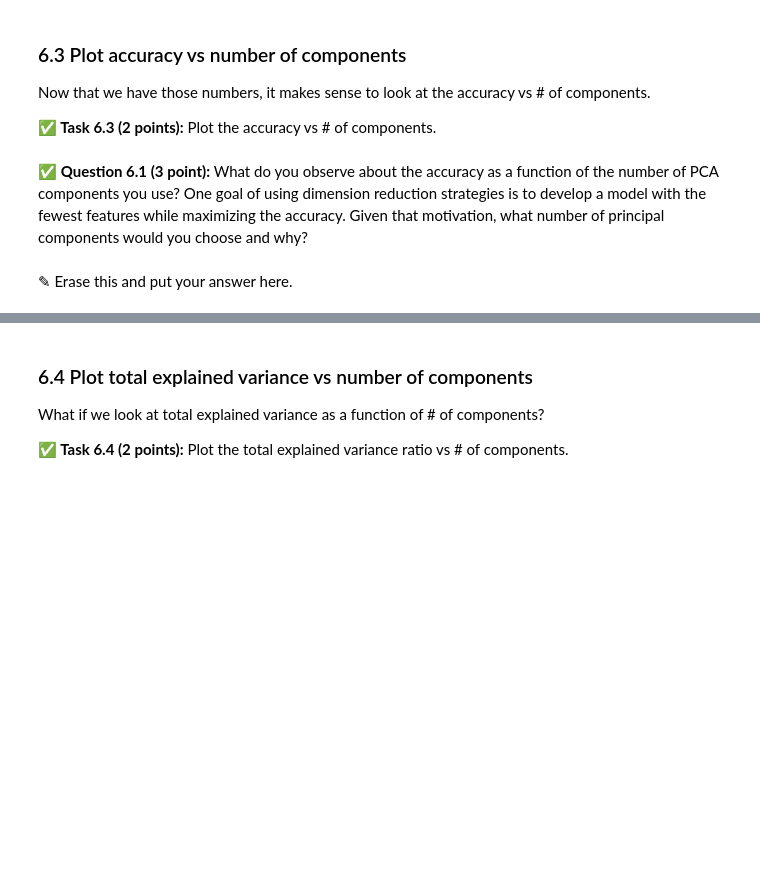
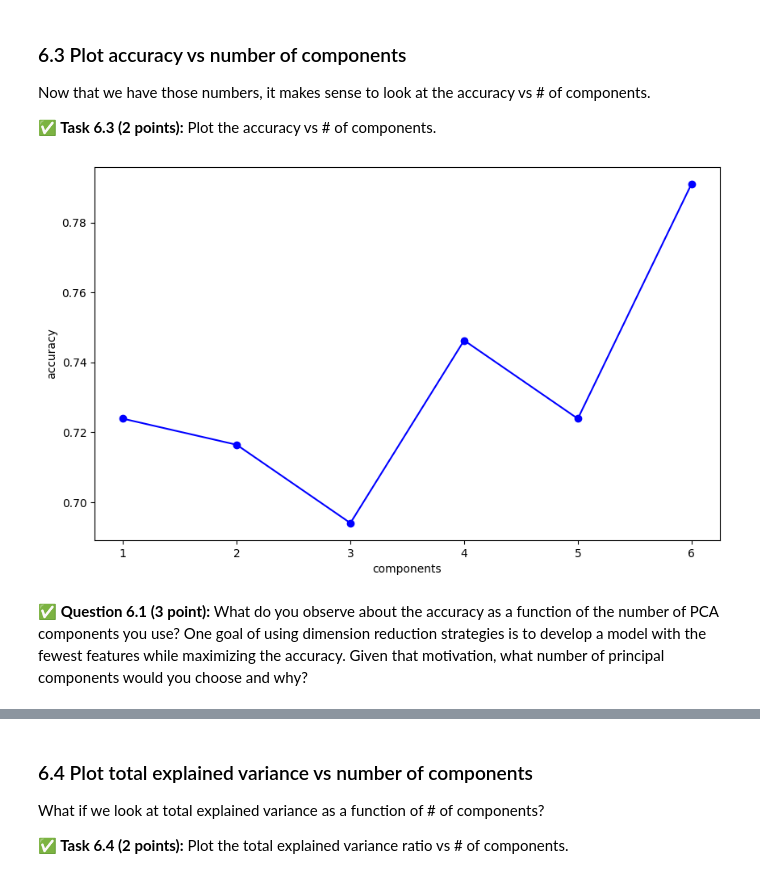
Before and after one commit to Brendanhhh/cmse202-s24-turnin, a Jupyter notebook: H4/HW-04_PerceptronSVMandPCA-STUDENT.ipynb, the cells around one changed output, grey strips where cells are left out. Drawn from its saved outputs; the diff is of its cells as text; code cells hidden in the pictures; blank space fills up the shorter version.

```diff
--- a/H4/HW-04_PerceptronSVMandPCA-STUDENT.ipynb
+++ b/H4/HW-04_PerceptronSVMandPCA-STUDENT.ipynb
@@ -409,3 +407,23 @@ and it should **return** the accuracy score for an SVC model fit to pca transfor
+# %%
+# Put your code here
+def pca_performance(n_components,X_train,X_test,y_train,y_test):
+    pca = PCA(n_components=n_components)
+    pca.fit(X_train)
+    X_train_pca = pca.transform(X_train)
+    X_test_pca = pca.transform(X_test)
+    param_grid = {
+        'C': [0.01,0.1, 1.0, 10.0, 100.0,1000.0],
+        'gamma': ['scale', 'auto'],
+        'kernel': ['linear', 'rbf', 'sigmoid']
+    }
+    grid_search = GridSearchCV(SVC(), param_grid, scoring='accuracy', cv=5)
+    grid_search.fit(X_train_pca, y_train)
+    best_svc = grid_search.best_estimator_
+    y_pred = best_svc.predict(X_test_pca)
+    accuracy = accuracy_score(y_test, y_pred)
+    total_explained_variance_ratio = sum(pca.explained_variance_ratio_)
+
+    return accuracy, total_explained_variance_ratio, grid_search.best_params_
 # %% [markdown]
 ### 6.2 Compute accuracies
 
@@ -418,0 +435,10 @@ Now that you have created a function that returns the accuracy for a given numbe
+# %%
+accuracies = []
+variance_ratios = []
+best_params_list = []
+for n in range(1, 7):
+    accuracy, variance_ratio, best_params = pca_performance(n, X_train, X_test, y_train, y_test)
+    accuracies.append(accuracy)
+    variance_ratios.append(variance_ratio)
+    best_params_list.append(best_params)
+accuracies, variance_ratios, best_params_list
@@ -427,4 +470,11 @@ Now that we have those numbers, it makes sense to look at the accuracy vs # of c
+# %%
+plt.figure(figsize=(10, 6))
+plt.plot(range(1, 7), accuracies, marker='o', linestyle='-', color='b')
+plt.xticks(range(1, 7))
+plt.ylabel('accuracy')
+plt.xlabel('components')
+plt.show()
+# %% [output]
+[figure, added]
 # %% [markdown]
 **&#9989; Question 6.1 (3 point):** What do you observe about the accuracy as a function of the number of PCA components you use? One goal of using dimension reduction strategies is to develop a model with the fewest features while maximizing the accuracy. Given that motivation, what number of principal components would you choose and why?
-# %% [markdown]
-<font size=+3>&#9998;</font> Erase this and put your answer here.
```
Also changed, not shown: parts of 10 cells of this notebook.
